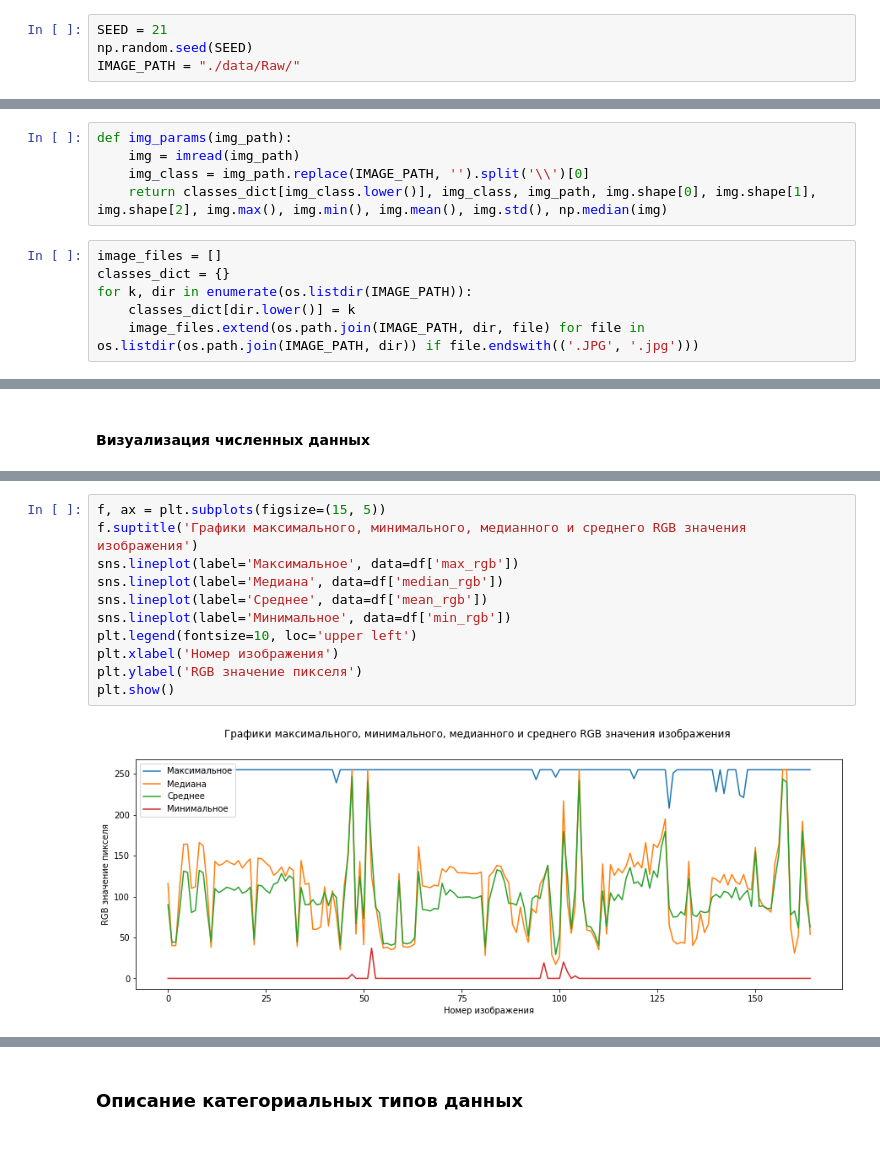
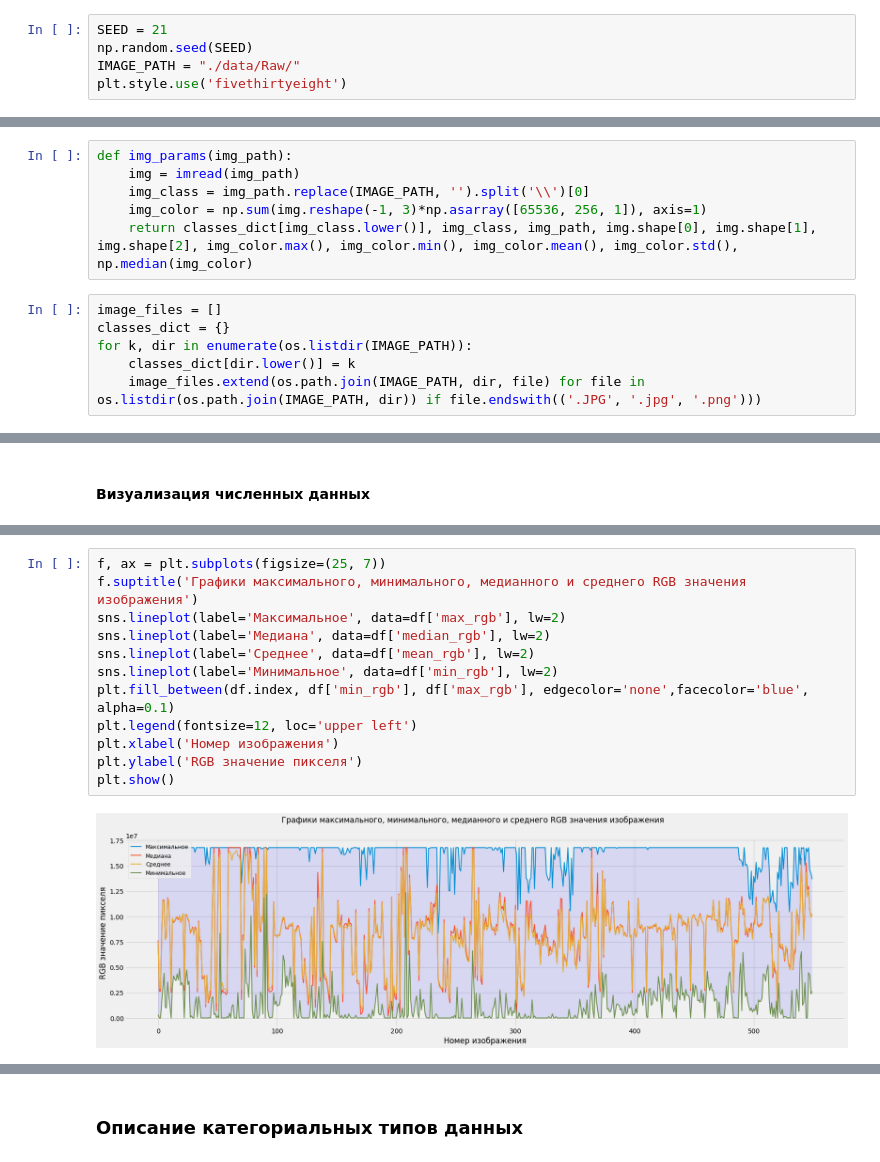
Before and after one commit to ElizavetaWow/ML_course_work, a Jupyter notebook: work_main.ipynb, the cells around one changed output, grey strips where cells are left out. Saved outputs shown, nothing was run; the diff lists cells and outputs as text.

```diff
--- a/work_main.ipynb
+++ b/work_main.ipynb
@@ -41,6 +42,7 @@ simplefilter("ignore", category=ConvergenceWarning)
 SEED = 21
 np.random.seed(SEED)
 IMAGE_PATH = "./data/Raw/"
+plt.style.use('fivethirtyeight')
 # %% [markdown]
 ## Загрузка набора данных и предварительный анализ
 # %% [markdown]
@@ -105,13 +109,14 @@ def draw_pictures_with_hists(img_df):
 def img_params(img_path):
     img = imread(img_path)
     img_class = img_path.replace(IMAGE_PATH, '').split('\\')[0]
-    return classes_dict[img_class.lower()], img_class, img_path, img.shape[0], img.shape[1], img.shape[2], img.max(), img.min(), img.mean(), img.std(), np.median(img)
+    img_color = np.sum(img.reshape(-1, 3)*np.asarray([65536, 256, 1]), axis=1)
+    return classes_dict[img_class.lower()], img_class, img_path, img.shape[0], img.shape[1], img.shape[2], img_color.max(), img_color.min(), img_color.mean(), img_color.std(), np.median(img_color)
 # %%
 image_files = []
 classes_dict = {}
 for k, dir in enumerate(os.listdir(IMAGE_PATH)):
     classes_dict[dir.lower()] = k
-    image_files.extend(os.path.join(IMAGE_PATH, dir, file) for file in os.listdir(os.path.join(IMAGE_PATH, dir)) if file.endswith(('.JPG', '.jpg')))
+    image_files.extend(os.path.join(IMAGE_PATH, dir, file) for file in os.listdir(os.path.join(IMAGE_PATH, dir)) if file.endswith(('.JPG', '.jpg', '.png')))
 # %% [markdown]
 Пронумерованные классы датасета
 # %%
@@ -233,13 +238,14 @@ plt.show()
 # %%
-f, ax = plt.subplots(figsize=(15, 5))
+f, ax = plt.subplots(figsize=(25, 7))
 f.suptitle('Графики максимального, минимального, медианного и среднего RGB значения изображения')
-sns.lineplot(label='Максимальное', data=df['max_rgb'])
-sns.lineplot(label='Медиана', data=df['median_rgb'])
-sns.lineplot(label='Среднее', data=df['mean_rgb'])
-sns.lineplot(label='Минимальное', data=df['min_rgb'])
-plt.legend(fontsize=10, loc='upper left')
+sns.lineplot(label='Максимальное', data=df['max_rgb'], lw=2)
+sns.lineplot(label='Медиана', data=df['median_rgb'], lw=2)
+sns.lineplot(label='Среднее', data=df['mean_rgb'], lw=2)
+sns.lineplot(label='Минимальное', data=df['min_rgb'], lw=2)
+plt.fill_between(df.index, df['min_rgb'], df['max_rgb'], edgecolor='none',facecolor='blue', alpha=0.1)
+plt.legend(fontsize=12, loc='upper left')
 plt.xlabel('Номер изображения')
 plt.ylabel('RGB значение пикселя')
 plt.show()
 # %% [output]
-[figure, old version]
+[figure, new version]
```
Also changed, not shown: parts of 83 cells of this notebook.
